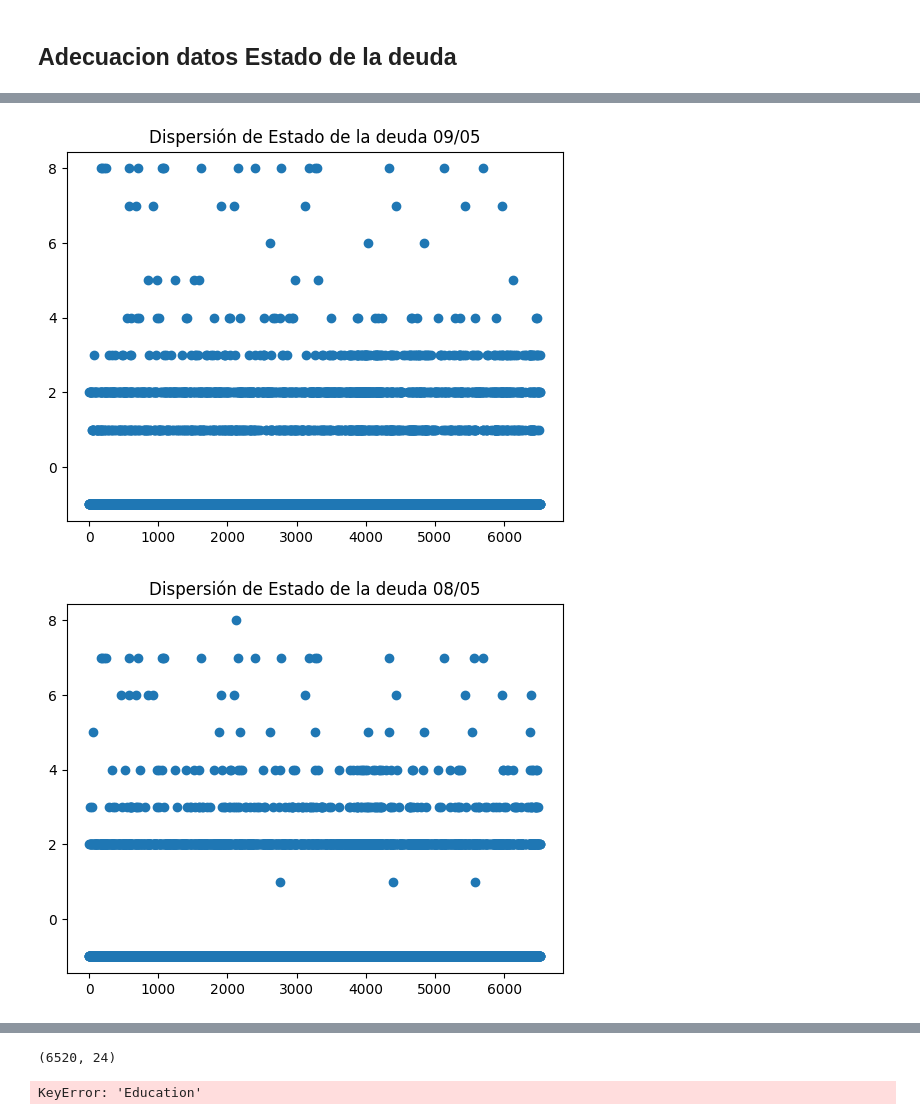
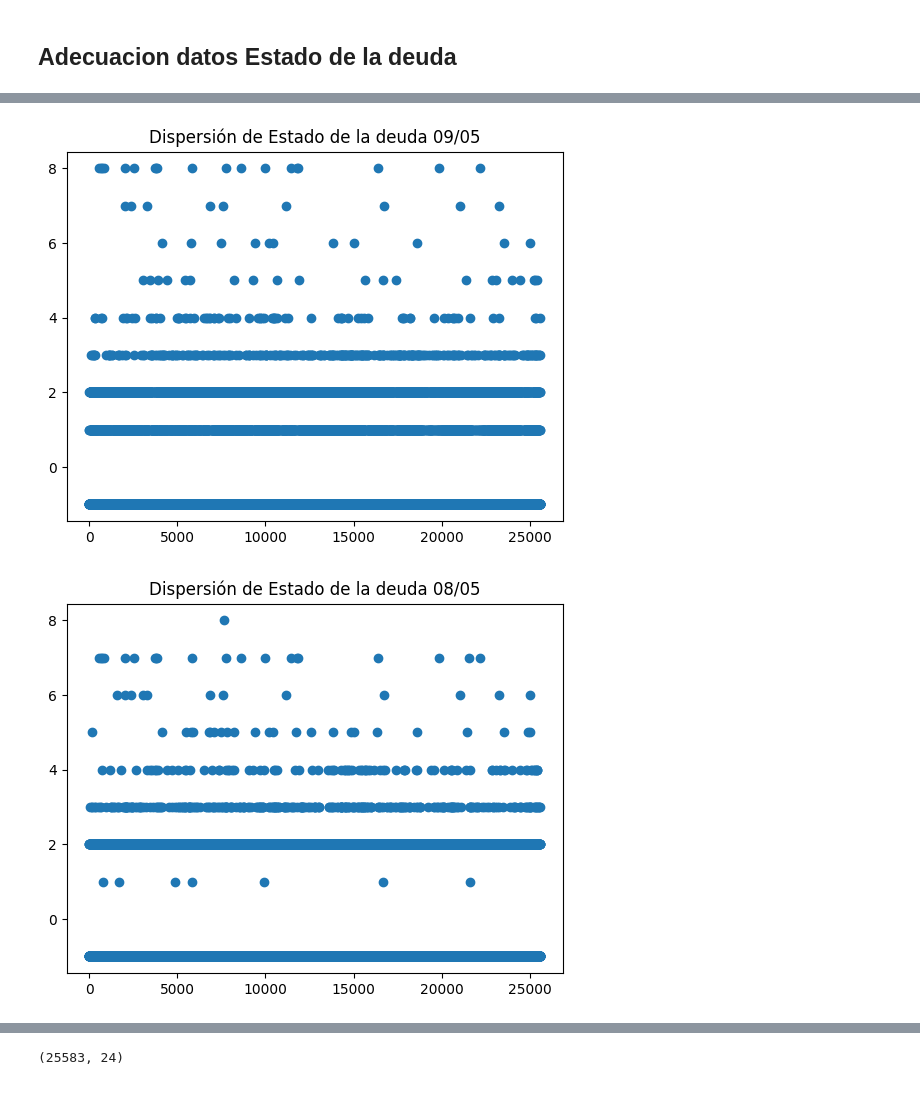
Before and after one commit to JuanSinisterra/Proyecto2_ACTD_ATJS, a Jupyter notebook: Tarea 2 - Limpieza y alistamiento de datos/Tarea 2 - Limpieza y alistamiento de datos.ipynb, the cells around one changed output, grey strips where cells are left out. Cells and saved outputs as stored; diff of their text form; code cells hidden in the pictures.

```diff
--- a/Tarea 2 - Limpieza y alistamiento de datos/Tarea 2 - Limpieza y alistamiento de datos.ipynb
+++ b/Tarea 2 - Limpieza y alistamiento de datos/Tarea 2 - Limpieza y alistamiento de datos.ipynb
@@ -233,0 +236,10 @@ df.shape
+# %%
+df_nuevo = df[df['X12'] >= 0]
+df_nuevo = df_nuevo[df_nuevo['X13'] >= 0]
+df_nuevo = df_nuevo[df_nuevo['X14'] >= 0]
+df_nuevo = df_nuevo[df_nuevo['X15'] >= 0]
+df_nuevo = df_nuevo[df_nuevo['X16'] >= 0]
+df_nuevo = df_nuevo[df_nuevo['X17'] >= 0]
+df.reset_index(drop=True, inplace=True)
+
+df_nuevo.shape
@@ -269,41 +313,41 @@ df.shape
 # %%
 valores_validos_Estado_Deuda = [-1,1,2,3,4,5,6,7,8,9]
-df_nuevo = df[df['X6'].isin(valores_validos_Estado_Deuda)]
-df_nuevo = df_nuevo[df_nuevo['X7'].isin(valores_validos_Estado_Deuda)]
-df_nuevo = df_nuevo[df_nuevo['X8'].isin(valores_validos_Estado_Deuda)]
-df_nuevo = df_nuevo[df_nuevo['X9'].isin(valores_validos_Estado_Deuda)]
-df_nuevo = df_nuevo[df_nuevo['X10'].isin(valores_validos_Estado_Deuda)]
-df_nuevo = df_nuevo[df_nuevo['X11'].isin(valores_validos_Estado_Deuda)]
-df_nuevo.reset_index(drop=True, inplace=True)
+df_final = df_nuevo[df_nuevo['X6'].isin(valores_validos_Estado_Deuda)]
+df_final = df_final[df_final['X7'].isin(valores_validos_Estado_Deuda)]
+df_final = df_final[df_final['X8'].isin(valores_validos_Estado_Deuda)]
+df_final = df_final[df_final['X9'].isin(valores_validos_Estado_Deuda)]
+df_final = df_final[df_final['X10'].isin(valores_validos_Estado_Deuda)]
+df_final = df_final[df_final['X11'].isin(valores_validos_Estado_Deuda)]
+df_final.reset_index(drop=True, inplace=True)
 
-valorx = range(1, len(df_nuevo)+1)
+valorx = range(1, len(df_final)+1)
 
-plt.scatter(valorx,df_nuevo['X6'])
+plt.scatter(valorx,df_final['X6'])
 plt.title("Dispersión de Estado de la deuda 09/05")
 plt.show()
 
-plt.scatter(valorx,df_nuevo['X7'])
+plt.scatter(valorx,df_final['X7'])
 plt.title("Dispersión de Estado de la deuda 08/05")
 plt.show()
 
-plt.scatter(valorx,df_nuevo['X8'])
+plt.scatter(valorx,df_final['X8'])
 plt.title("Dispersión de Estado de la deuda 07/05")
 plt.show()
 
-plt.scatter(valorx,df_nuevo['X9'])
+plt.scatter(valorx,df_final['X9'])
 plt.title("Dispersión de Estado de la deuda 06/05")
 plt.show()
 
-plt.scatter(valorx,df_nuevo['X10'])
+plt.scatter(valorx,df_final['X10'])
 plt.title("Dispersión de Estado de la deuda 05/05")
 plt.show()
 
-plt.scatter(valorx,df_nuevo['X11'])
+plt.scatter(valorx,df_final['X11'])
 plt.title("Dispersión de Estado de la deuda 04/05")
 plt.show()
 
 
-df_nuevo.shape
+df_final.shape
 # %% [output]
-[figure, old version]
+[figure, new version]
-[figure, old version]
+[figure, new version]
@@ -314,8 +358,4 @@ df_nuevo.shape
-(6520, 24)
+(25583, 24)
-# %%
-df = df[df['Education'] >= 0]
-# %% [output]
-KeyError: 'Education'
 # %%
 gender_counts = df['X2'].value_counts()
 ax = gender_counts.plot(kind='bar', color=['blue', 'pink'])
```
Also changed, not shown: parts of 5 cells of this notebook.
